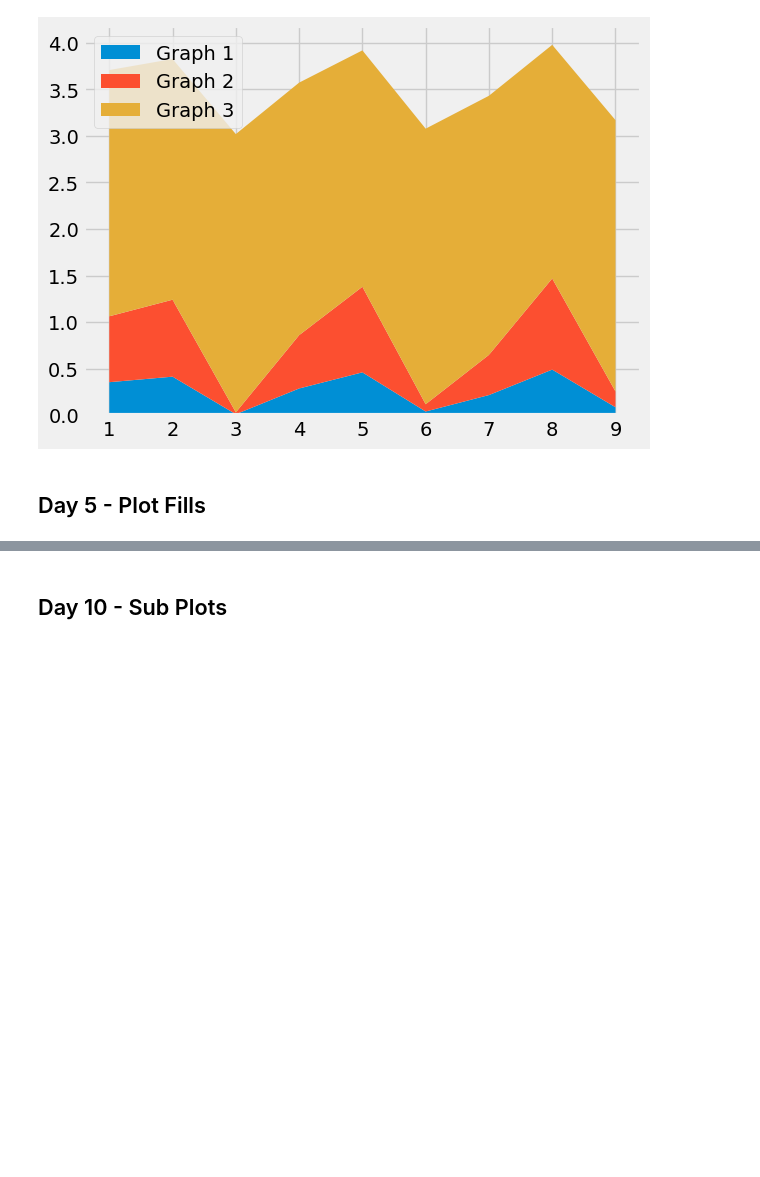
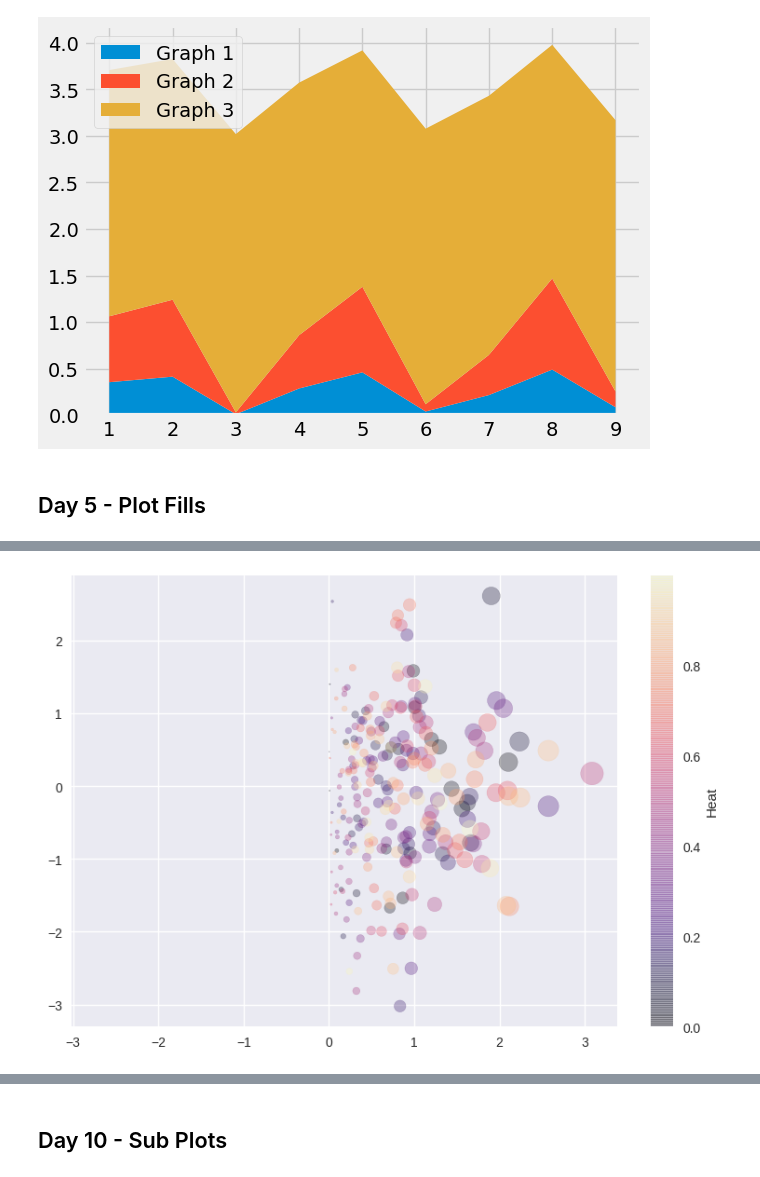
Before and after one commit to YLiu-101/Courses, a Jupyter notebook: Matplotlib/10_day_MatPlotLib.ipynb, the cells around one changed output, grey strips where cells are left out. Cells and saved outputs as stored; diff of their text form; code cells hidden in the pictures; blank space fills up the shorter version.

```diff
--- a/Matplotlib/10_day_MatPlotLib.ipynb
+++ b/Matplotlib/10_day_MatPlotLib.ipynb
@@ -116,0 +165,18 @@ plt.fill_between(arr/25,(arr/25)**0.5)
+# %%
+a=500
+x = np.random.randn(a)
+y = np.random.randn(a)
+colors = np.array(range(a))/a
+sizes = x*100
+# %%
+plt.style.use('seaborn')
+plt.scatter(x,y,alpha=0.3,s=sizes,c=colors,cmap='magma')
+
+cbar = plt.colorbar() # creates a colorbar
+cbar.set_label('Heat')
+
+
+
+plt.tight_layout()
+# %% [output]
+[figure, added]
```
Also changed, not shown: parts of 21 cells of this notebook.
